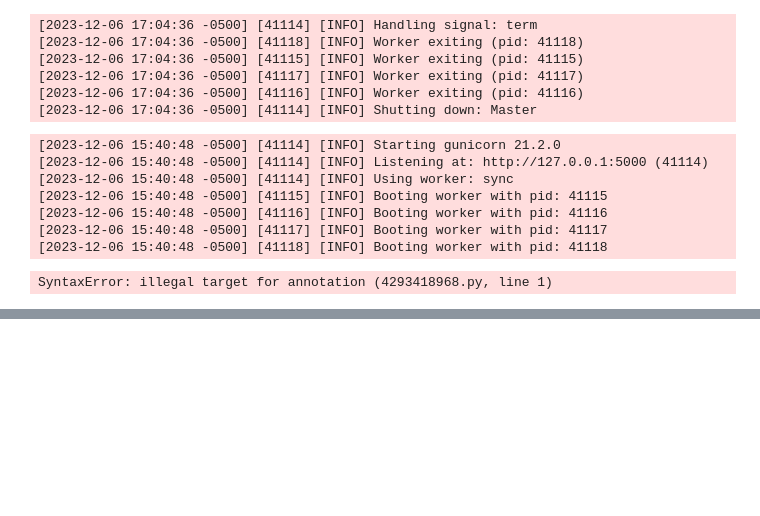
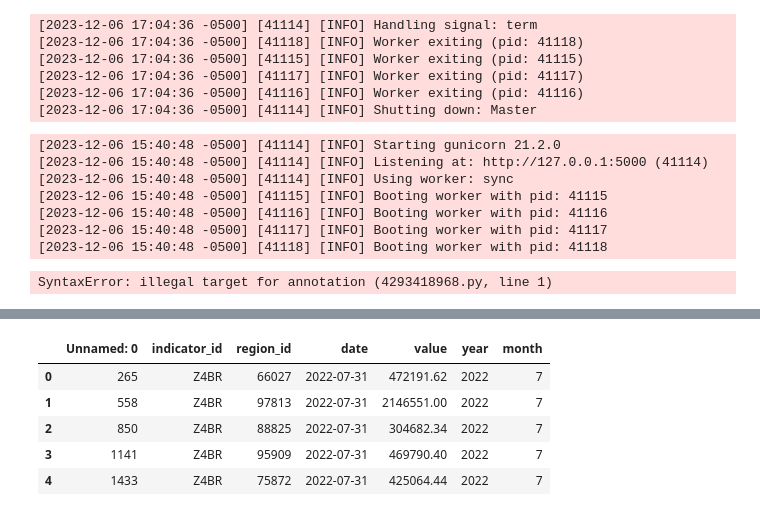
Before and after one commit to MurariHarish/Zillow-data-ML-project, a Jupyter notebook: notebook/02_data_preprocessing.ipynb, the cells around one changed output, grey strips where cells are left out. Saved outputs shown, nothing was run; the diff lists cells and outputs as text; code cells hidden in the pictures; blank space fills up the shorter version.

```diff
--- a/notebook/02_data_preprocessing.ipynb
+++ b/notebook/02_data_preprocessing.ipynb
@@ -541,0 +554,9 @@ export MLFLOW_TRACKING_PASSWORD=3ee01b477e66e78b2b9353669d56356fc4d4138c
+# %%
+pd.read_csv('/Users/hm/Documents/Github_Projects/Zillow-data-ML-project-1/artifacts/data_ingestion/filter_df.csv').head()
+# %% [output]
+|  | Unnamed: 0 | indicator_id | region_id | date | value | year | month |
+| 0 | 265 | Z4BR | 66027 | 2022-07-31 | 472191.62 | 2022 | 7 |
+| 1 | 558 | Z4BR | 97813 | 2022-07-31 | 2146551.00 | 2022 | 7 |
+| 2 | 850 | Z4BR | 88825 | 2022-07-31 | 304682.34 | 2022 | 7 |
+| 3 | 1141 | Z4BR | 95909 | 2022-07-31 | 469790.40 | 2022 | 7 |
+| 4 | 1433 | Z4BR | 75872 | 2022-07-31 | 425064.44 | 2022 | 7 |
```
Also changed, not shown: parts of 4 cells of this notebook, 5 other files.
